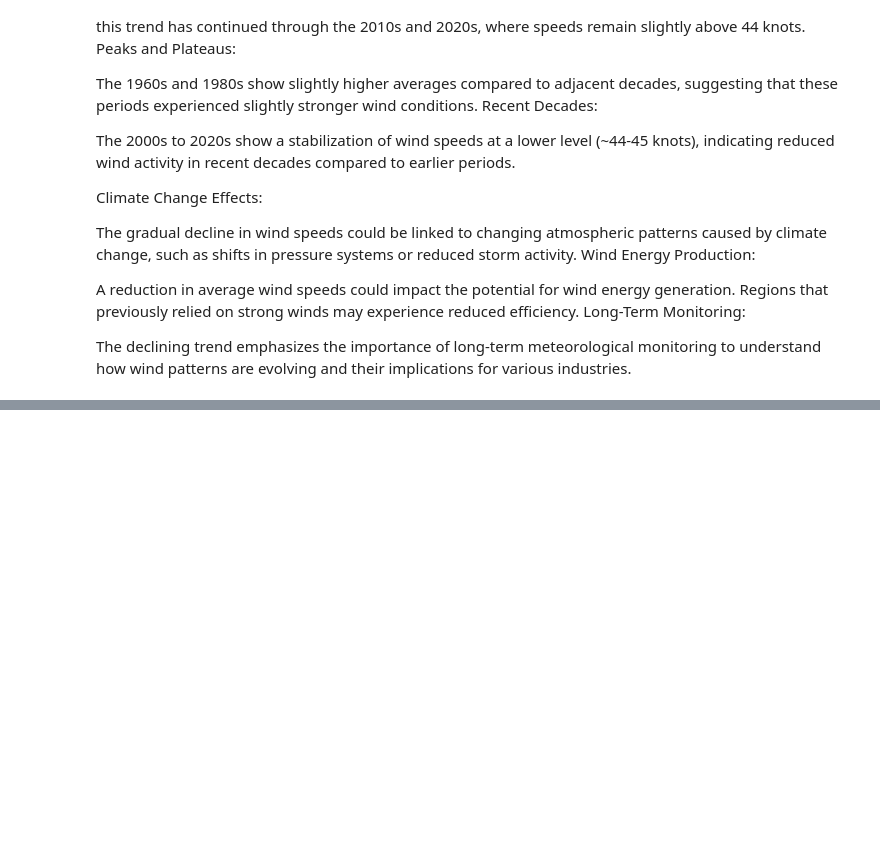
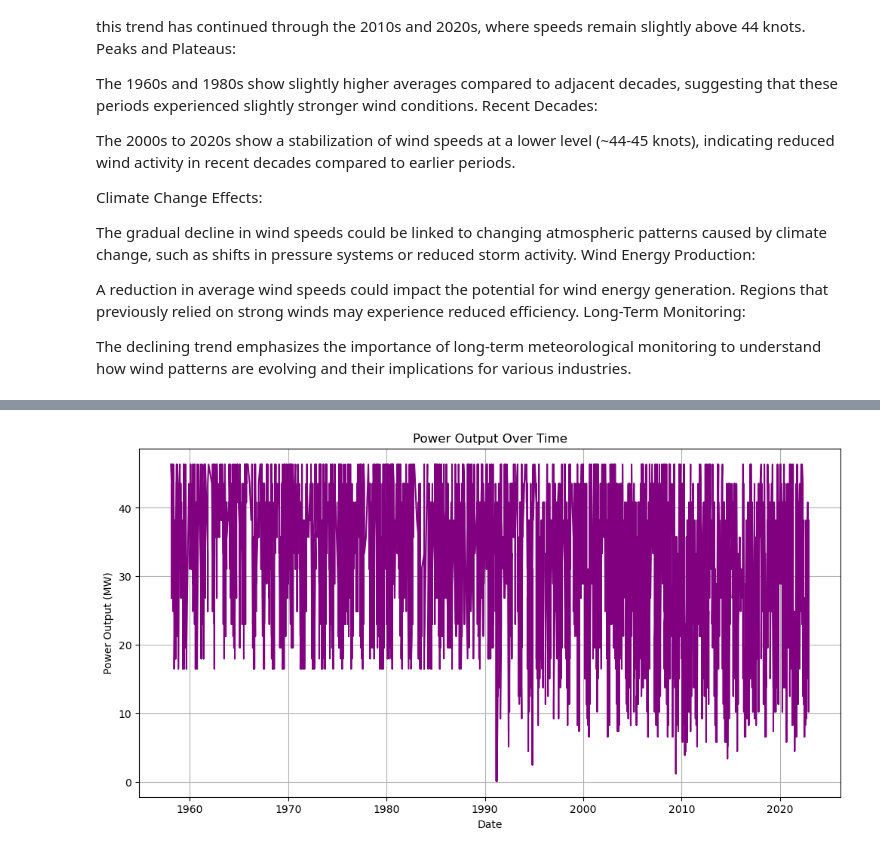
Before and after one commit to vinnycascone/programming-for-data-analytics, a Jupyter notebook: project/windspeed.ipynb, the cells around one changed output, grey strips where cells are left out. Drawn from its saved outputs; the diff is of its cells as text; code cells hidden in the pictures; blank space fills up the shorter version.

```diff
--- a/project/windspeed.ipynb
+++ b/project/windspeed.ipynb
@@ -389,0 +477,14 @@ The declining trend emphasizes the importance of long-term meteorological monito
+# %%
+#Power Over Time
+
+
+
+plt.figure(figsize=(12, 6))
+plt.plot(operational_wind.index, operational_wind['Power_MW'], color='purple')
+plt.title('Power Output Over Time')
+plt.xlabel('Date')
+plt.ylabel('Power Output (MW)')
+plt.grid(True)
+plt.show()
+# %% [output]
+[figure, added]
```
Also changed, not shown: parts of 22 cells of this notebook, 3 other files.
